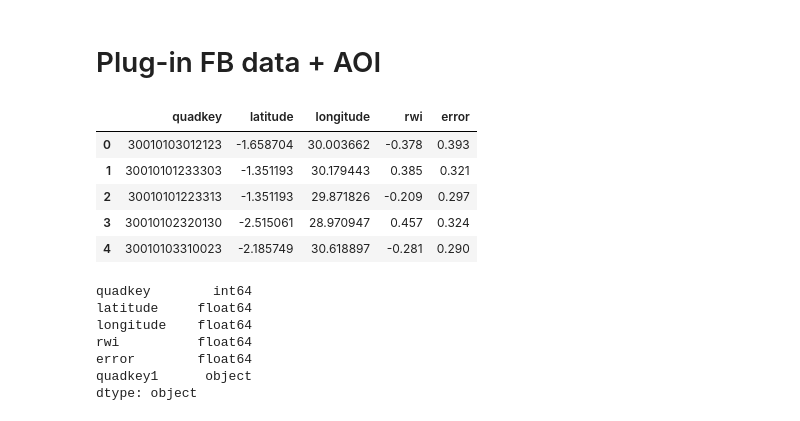
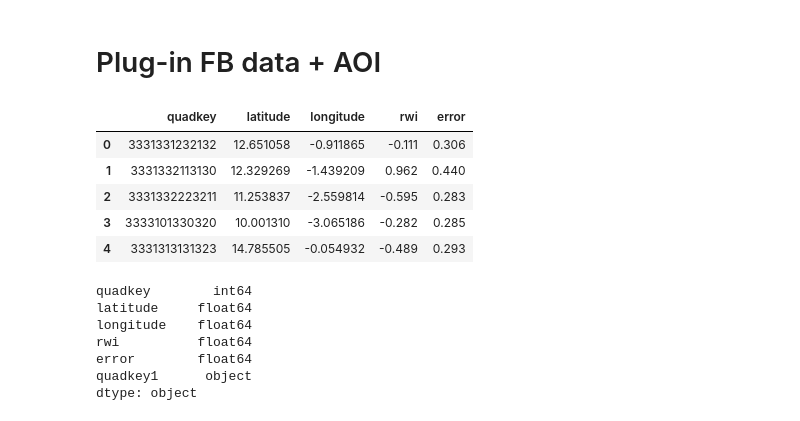
Before and after one commit to worldbank/CityScan, a Jupyter notebook: relative_wealth_index/relative_wealth_index.ipynb, the cells around one changed output. Cells and saved outputs as stored; diff of their text form; code cells hidden in the pictures.

```diff
--- a/relative_wealth_index/relative_wealth_index.ipynb
+++ b/relative_wealth_index/relative_wealth_index.ipynb
@@ -57,14 +57,14 @@ aoi = gpd.read_file('admin/rubavu_AOI_4326.shp')
 # %%
 # fb data for India
-FB_QKdata = pd.read_csv('data/RWA_relative_wealth_index.csv')
+FB_QKdata = pd.read_csv('data/BFA_relative_wealth_index.csv')
 FB_QKdata.head()
 # %% [output]
 |  | quadkey | latitude | longitude | rwi | error |
-| 0 | 30010103012123 | -1.658704 | 30.003662 | -0.378 | 0.393 |
-| 1 | 30010101233303 | -1.351193 | 30.179443 | 0.385 | 0.321 |
-| 2 | 30010101223313 | -1.351193 | 29.871826 | -0.209 | 0.297 |
-| 3 | 30010102320130 | -2.515061 | 28.970947 | 0.457 | 0.324 |
-| 4 | 30010103310023 | -2.185749 | 30.618897 | -0.281 | 0.290 |
+| 0 | 3331331232132 | 12.651058 | -0.911865 | -0.111 | 0.306 |
+| 1 | 3331332113130 | 12.329269 | -1.439209 | 0.962 | 0.440 |
+| 2 | 3331332223211 | 11.253837 | -2.559814 | -0.595 | 0.283 |
+| 3 | 3333101330320 | 10.001310 | -3.065186 | -0.282 | 0.285 |
+| 4 | 3331313131323 | 14.785505 | -0.054932 | -0.489 | 0.293 |
 # %%
 # change quadkey format to str
 FB_QKdata["quadkey1"] = FB_QKdata["quadkey"].astype('str')
```
Also changed, not shown: parts of 12 cells of this notebook.
